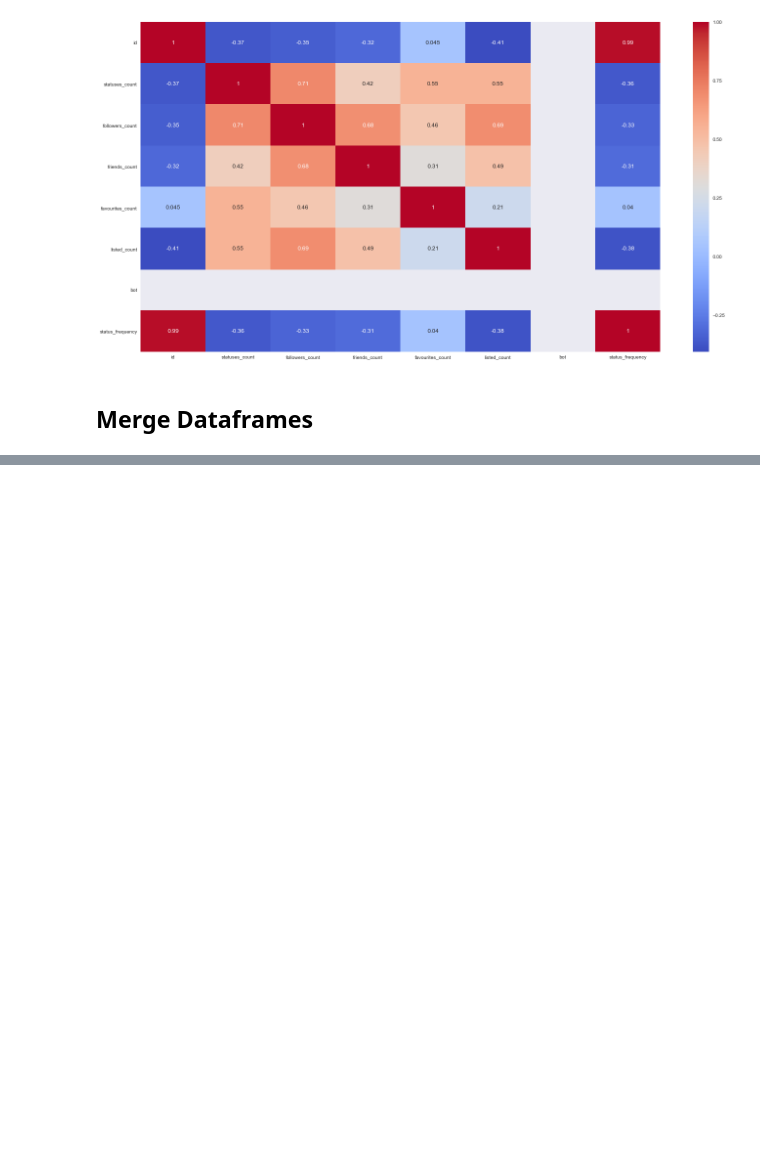
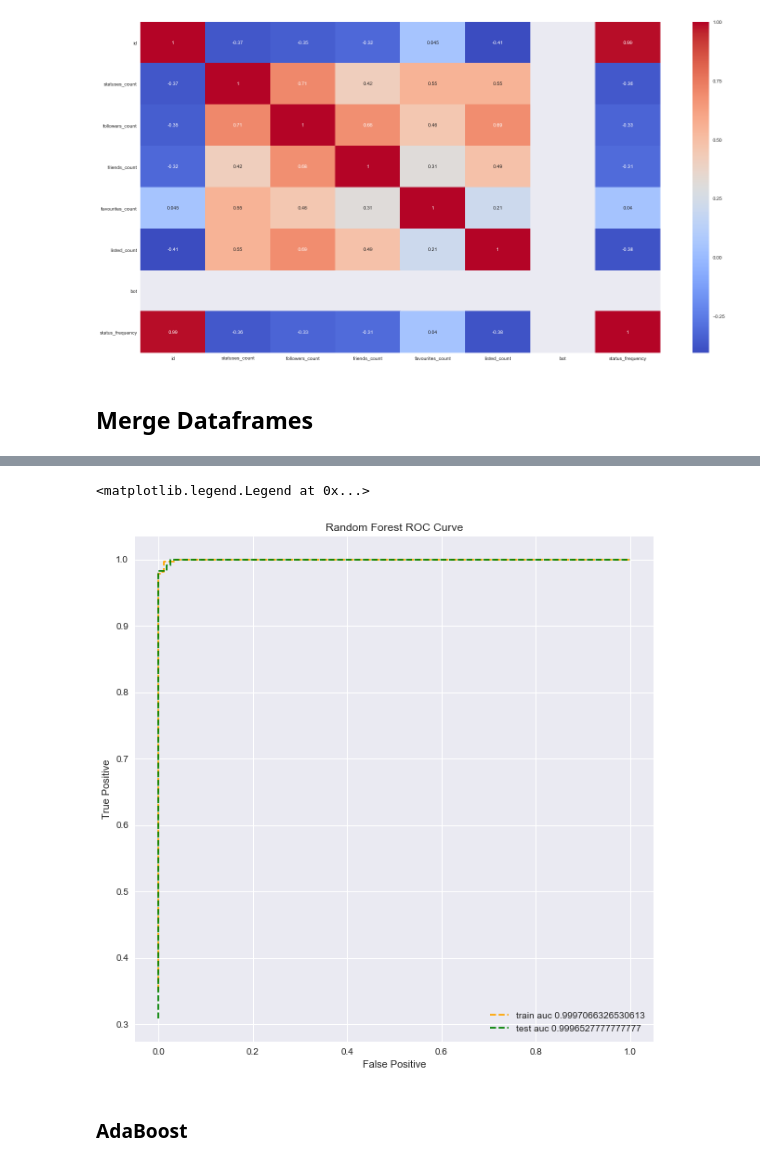
Before and after one commit to ramochoargv/final, a Jupyter notebook: notebooks/bot_analysis.ipynb, the cells around one changed output, grey strips where cells are left out. Cells and saved outputs as stored; diff of their text form; code cells hidden in the pictures; blank space fills up the shorter version.

```diff
--- a/notebooks/bot_analysis.ipynb
+++ b/notebooks/bot_analysis.ipynb
@@ -172,0 +271,31 @@ plt.show()
+# %%
+# ROC curve
+pred_train = forest_reg.predict_proba(X_train)
+pred_test = forest_reg.predict_proba(X_test)
+
+y_pred_train = []
+y_pred_test = []
+for i in range(len(pred_train)):
+    y_pred_train.append(pred_train[i][1])
+
+for i in range(len(pred_test)):
+    y_pred_test.append(pred_test[i][1])
+
+fpr_train, tpr_train, _ = roc_curve(y_train, y_pred_train, pos_label=1)
+fpr_test, tpr_test, _ = roc_curve(y_test, y_pred_test, pos_label=1)
+
+auc_test = metrics.roc_auc_score(y_test, y_pred_test)
+auc_train = metrics.roc_auc_score(y_train, y_pred_train)
+
+plt.figure(figsize=(10,10))
+plt.plot(fpr_train, tpr_train, color='orange', ls='--', label="train auc "+str(auc_train))
+plt.plot(fpr_test, tpr_test, color='green', ls='--', label="test auc "+str(auc_test))
+plt.title("Random Forest ROC Curve")
+plt.xlabel("False Positive")
+plt.ylabel("True Positive")
+plt.legend()
+# %% [output]
+<matplotlib.legend.Legend at 0x...>
+[figure, added]
+# %% [markdown]
+### AdaBoost
```
Also changed, not shown: parts of 20 cells of this notebook.
